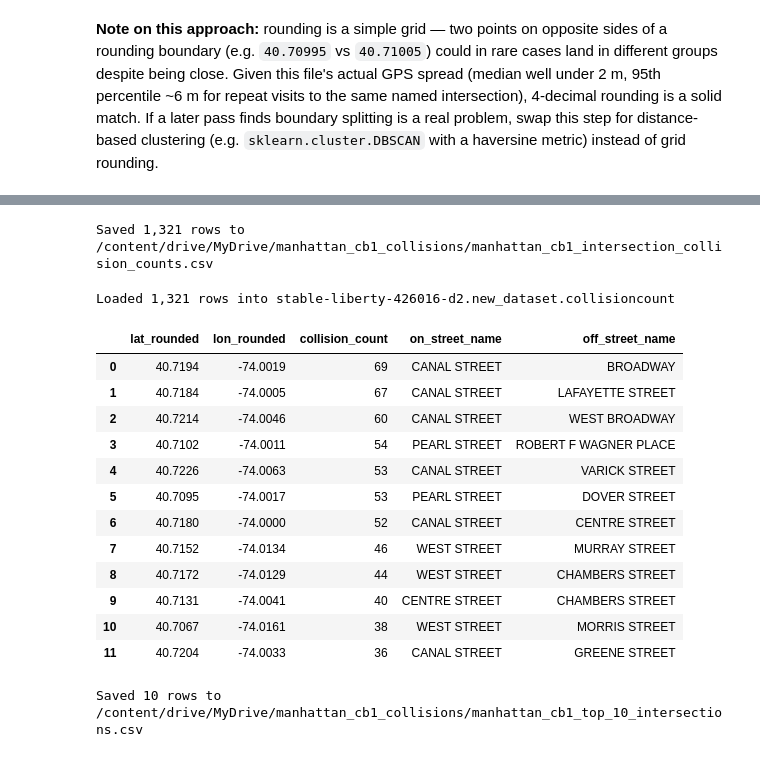
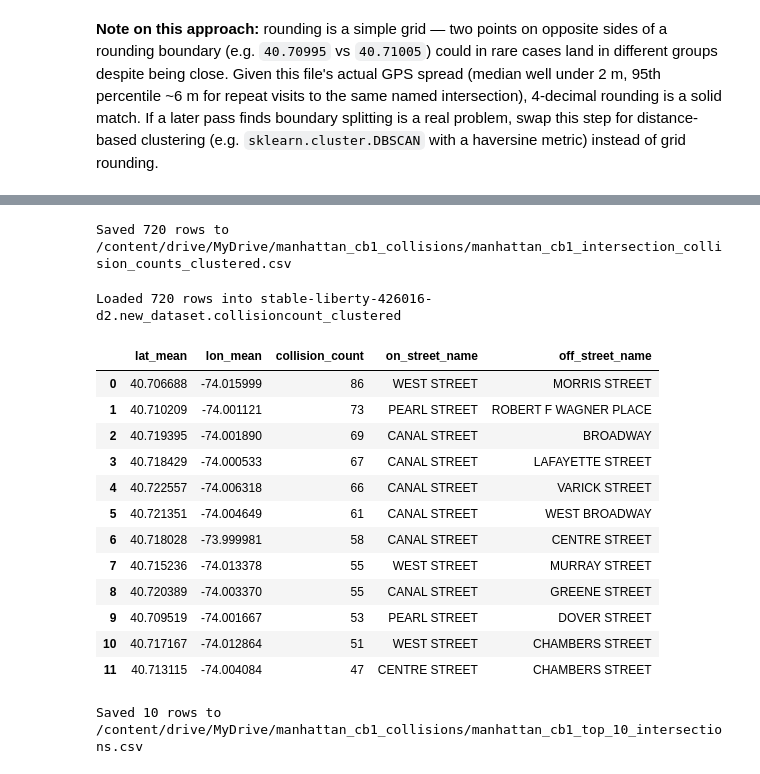
Before and after one commit to ManhattanCB01-nyc/CrashVehiclesDataPipeline, a Jupyter notebook: intersection_collision_counts.ipynb, the cells around one changed output, grey strips where cells are left out. Drawn from its saved outputs; the diff is of its cells as text; code cells hidden in the pictures.

```diff
--- a/intersection_collision_counts.ipynb
+++ b/intersection_collision_counts.ipynb
@@ -168,13 +213,13 @@ m
 # %% [output]
 [interactive output not drawn]
 # %%
-# Save the summary table as a CSV back into Drive
-OUTPUT_CSV_PATH = "/content/drive/MyDrive/manhattan_cb1_collisions/manhattan_cb1_intersection_collision_counts.csv"
+# Save the improved clustered summary table as a CSV
+OUTPUT_CSV_PATH = "/content/drive/MyDrive/manhattan_cb1_collisions/manhattan_cb1_intersection_collision_counts_clustered.csv"
 
-intersections.to_csv(OUTPUT_CSV_PATH, index=False)
-print(f"Saved {len(intersections):,} rows to {OUTPUT_CSV_PATH}")
+intersections_clustered.to_csv(OUTPUT_CSV_PATH, index=False)
+print(f"Saved {len(intersections_clustered):,} rows to {OUTPUT_CSV_PATH}")
 # %% [output]
-Saved 1,321 rows to /content/drive/MyDrive/manhattan_cb1_collisions/manhattan_cb1_intersection_collision_counts.csv
+Saved 720 rows to /content/drive/MyDrive/manhattan_cb1_collisions/manhattan_cb1_intersection_collision_counts_clustered.csv
 # %%
 from google.colab import auth
 auth.authenticate_user()
@@ -188,57 +233,52 @@ from google.cloud import bigquery
 
 client = bigquery.Client(project=PROJECT_ID)
 
-dataset_ref = bigquery.DatasetReference(PROJECT_ID, BQ_DATASET)
-try:
-    client.get_dataset(dataset_ref)
-except Exception:
-    client.create_dataset(bigquery.Dataset(dataset_ref))
-    print(f"Created dataset {BQ_DATASET}")
-
-table_id = f"{PROJECT_ID}.{BQ_DATASET}.{BQ_TABLE}"
+table_id = f"{PROJECT_ID}.{BQ_DATASET}.{BQ_TABLE}_clustered"
 
 job_config = bigquery.LoadJobConfig(
     write_disposition=bigquery.WriteDisposition.WRITE_TRUNCATE
 )
 
-job = client.load_table_from_dataframe(intersections, table_id, job_config=job_config)
+# Loading the clustered results into BigQuery
+job = client.load_table_from_dataframe(intersections_clustered, table_id, job_config=job_config)
 job.result()
 
-print(f"Loaded {len(intersections):,} rows into {table_id}")
+print(f"Loaded {len(intersections_clustered):,} rows into {table_id}")
 # %% [output]
-Loaded 1,321 rows into stable-liberty-426016-d2.new_dataset.collisioncount
+Loaded 720 rows into stable-liberty-426016-d2.new_dataset.collisioncount_clustered
 # %%
 from google.cloud import bigquery
 
 # Construct a BigQuery client object.
 client = bigquery.Client(project=PROJECT_ID)
 
 # Query the table, ordering by collision_count in descending order
+# FIX: Updated lat_rounded/lon_rounded to lat_mean/lon_mean to match the clustered table schema
 query = f"""
-    SELECT lat_rounded, lon_rounded, collision_count, on_street_name, off_street_name
+    SELECT lat_mean, lon_mean, collision_count, on_street_name, off_street_name
     FROM `{table_id}`
     ORDER BY collision_count DESC
     LIMIT 12
 """
 
 query_job = client.query(query)
 results = query_job.to_dataframe()
 
 display(results)
 # %% [output]
-|  | lat_rounded | lon_rounded | collision_count | on_street_name | off_street_name |
-| 0 | 40.7194 | -74.0019 | 69 | CANAL STREET | BROADWAY |
-| 1 | 40.7184 | -74.0005 | 67 | CANAL STREET | LAFAYETTE STREET |
-| 2 | 40.7214 | -74.0046 | 60 | CANAL STREET | WEST BROADWAY |
-| 3 | 40.7102 | -74.0011 | 54 | PEARL STREET | ROBERT F WAGNER PLACE |
-| 4 | 40.7226 | -74.0063 | 53 | CANAL STREET | VARICK STREET |
-| 5 | 40.7095 | -74.0017 | 53 | PEARL STREET | DOVER STREET |
-| 6 | 40.7180 | -74.0000 | 52 | CANAL STREET | CENTRE STREET |
-| 7 | 40.7152 | -74.0134 | 46 | WEST STREET | MURRAY STREET |
-| 8 | 40.7172 | -74.0129 | 44 | WEST STREET | CHAMBERS STREET |
-| 9 | 40.7131 | -74.0041 | 40 | CENTRE STREET | CHAMBERS STREET |
-| 10 | 40.7067 | -74.0161 | 38 | WEST STREET | MORRIS STREET |
-| 11 | 40.7204 | -74.0033 | 36 | CANAL STREET | GREENE STREET |
+|  | lat_mean | lon_mean | collision_count | on_street_name | off_street_name |
+| 0 | 40.706688 | -74.015999 | 86 | WEST STREET | MORRIS STREET |
+| 1 | 40.710209 | -74.001121 | 73 | PEARL STREET | ROBERT F WAGNER PLACE |
+| 2 | 40.719395 | -74.001890 | 69 | CANAL STREET | BROADWAY |
+| 3 | 40.718429 | -74.000533 | 67 | CANAL STREET | LAFAYETTE STREET |
+| 4 | 40.722557 | -74.006318 | 66 | CANAL STREET | VARICK STREET |
+| 5 | 40.721351 | -74.004649 | 61 | CANAL STREET | WEST BROADWAY |
+| 6 | 40.718028 | -73.999981 | 58 | CANAL STREET | CENTRE STREET |
+| 7 | 40.715236 | -74.013378 | 55 | WEST STREET | MURRAY STREET |
+| 8 | 40.720389 | -74.003370 | 55 | CANAL STREET | GREENE STREET |
+| 9 | 40.709519 | -74.001667 | 53 | PEARL STREET | DOVER STREET |
+| 10 | 40.717167 | -74.012864 | 51 | WEST STREET | CHAMBERS STREET |
+| 11 | 40.713115 | -74.004084 | 47 | CENTRE STREET | CHAMBERS STREET |
 # %%
 top_10_intersections = intersections.head(10)
 
```
Also changed, not shown: parts of 6 cells of this notebook.
